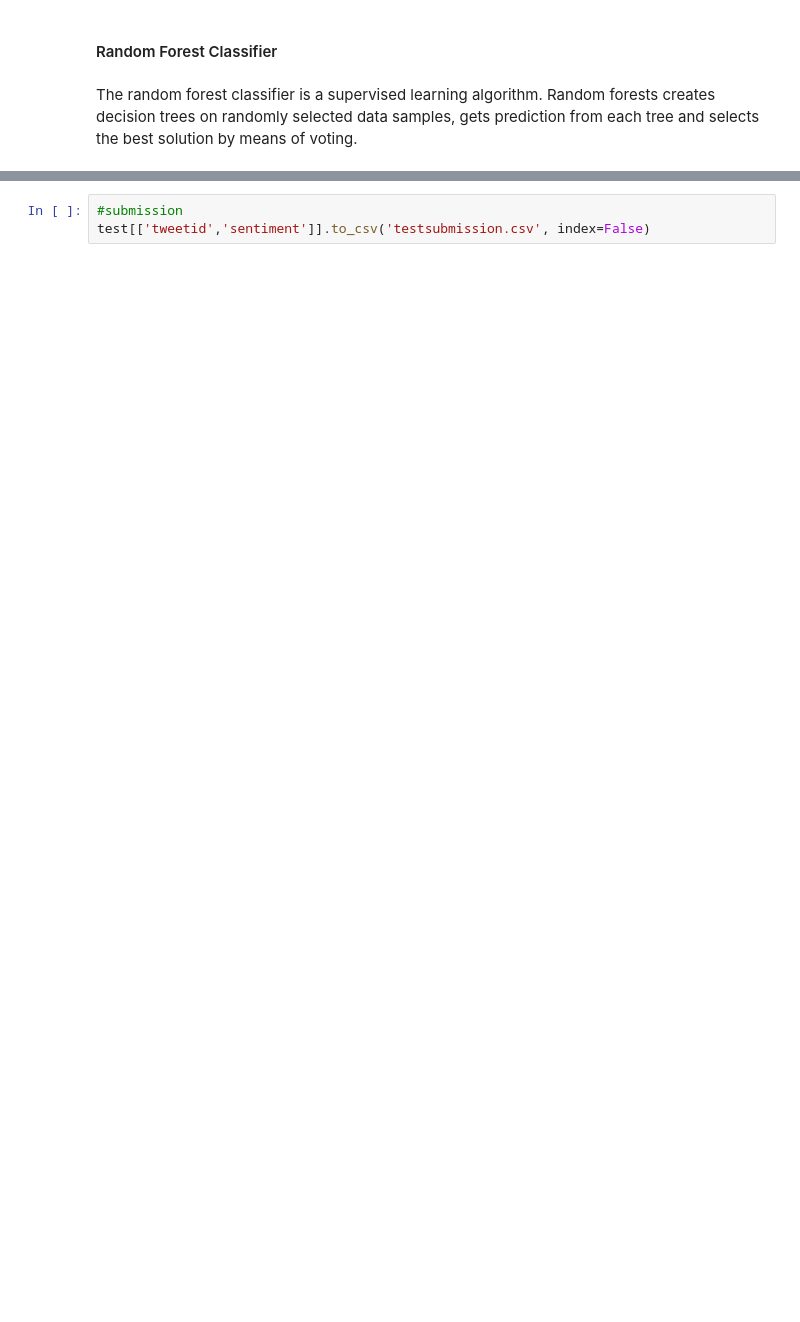
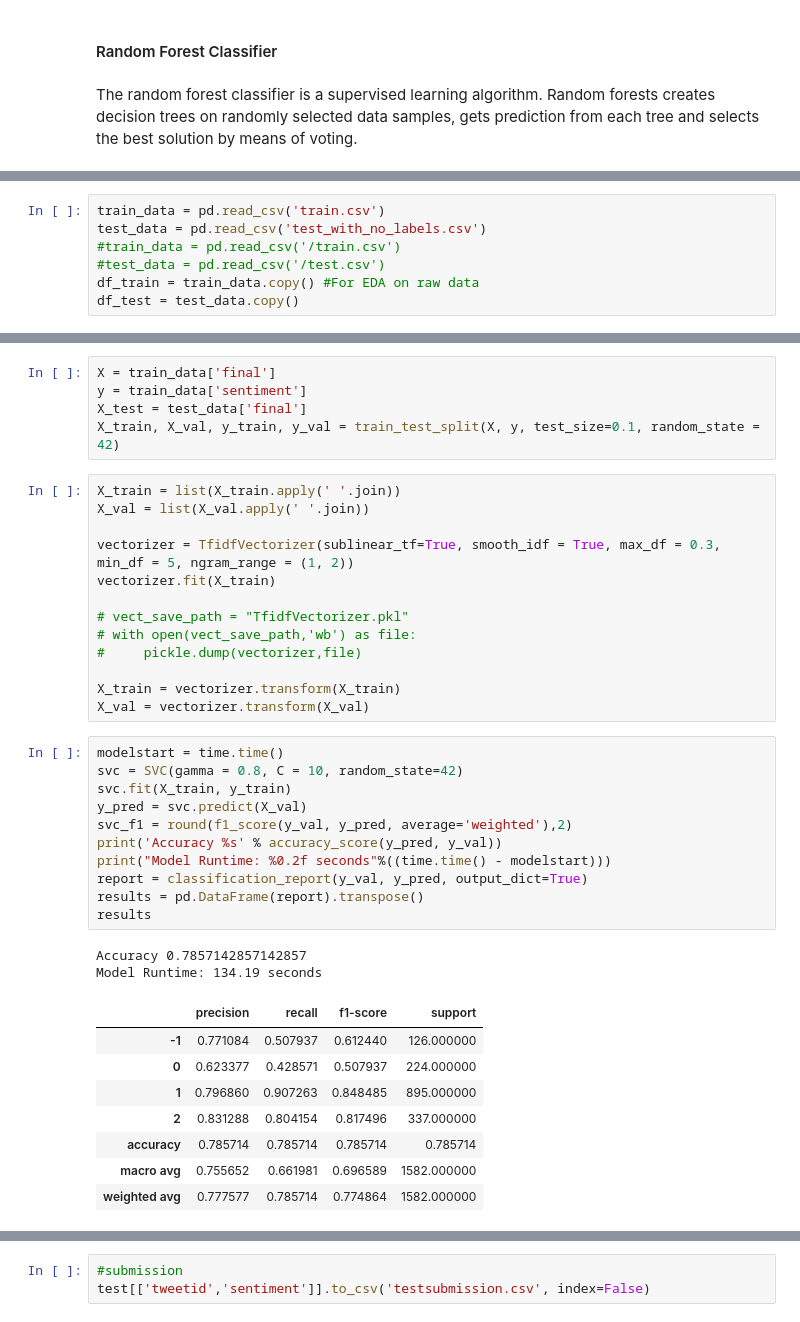
Before and after one commit to mainamwangi49/EXPLORE-TEAM-NM2-classification-predict-streamlit, a Jupyter notebook: AC_Predict.ipynb, the cells around one changed output, grey strips where cells are left out. Cells and saved outputs as stored; diff of their text form; blank space fills up the shorter version.

```diff
--- a/AC_Predict.ipynb
+++ b/AC_Predict.ipynb
@@ -692,0 +910,7 @@ rfc_pred_t = rfc.predict(test_vect)
+# %%
+train_data = pd.read_csv('train.csv')
+test_data = pd.read_csv('test_with_no_labels.csv')
+#train_data = pd.read_csv('/train.csv')
+#test_data = pd.read_csv('/test.csv')
+df_train = train_data.copy() #For EDA on raw data
+df_test = test_data.copy()
@@ -692,0 +968,40 @@ rfc_pred_t = rfc.predict(test_vect)
+# %%
+X = train_data['final']
+y = train_data['sentiment']
+X_test = test_data['final']
+X_train, X_val, y_train, y_val = train_test_split(X, y, test_size=0.1, random_state = 42)
+# %%
+X_train = list(X_train.apply(' '.join))
+X_val = list(X_val.apply(' '.join))
+
+vectorizer = TfidfVectorizer(sublinear_tf=True, smooth_idf = True, max_df = 0.3, min_df = 5, ngram_range = (1, 2))
+vectorizer.fit(X_train)
+
+# vect_save_path = "TfidfVectorizer.pkl"
+# with open(vect_save_path,'wb') as file:
+#     pickle.dump(vectorizer,file)
+
+X_train = vectorizer.transform(X_train)
+X_val = vectorizer.transform(X_val)
+# %%
+modelstart = time.time()
+svc = SVC(gamma = 0.8, C = 10, random_state=42)
+svc.fit(X_train, y_train)
+y_pred = svc.predict(X_val)
+svc_f1 = round(f1_score(y_val, y_pred, average='weighted'),2)
+print('Accuracy %s' % accuracy_score(y_pred, y_val))
+print("Model Runtime: %0.2f seconds"%((time.time() - modelstart)))
+report = classification_report(y_val, y_pred, output_dict=True)
+results = pd.DataFrame(report).transpose()
+results
+# %% [output]
+Accuracy 0.7857142857142857
+Model Runtime: 134.19 seconds
+|  | precision | recall | f1-score | support |
+| -1 | 0.771084 | 0.507937 | 0.612440 | 126.000000 |
+| 0 | 0.623377 | 0.428571 | 0.507937 | 224.000000 |
+| 1 | 0.796860 | 0.907263 | 0.848485 | 895.000000 |
+| 2 | 0.831288 | 0.804154 | 0.817496 | 337.000000 |
+| accuracy | 0.785714 | 0.785714 | 0.785714 | 0.785714 |
+| macro avg | 0.755652 | 0.661981 | 0.696589 | 1582.000000 |
+| weighted avg | 0.777577 | 0.785714 | 0.774864 | 1582.000000 |
```
Also changed, not shown: parts of 55 cells of this notebook.
